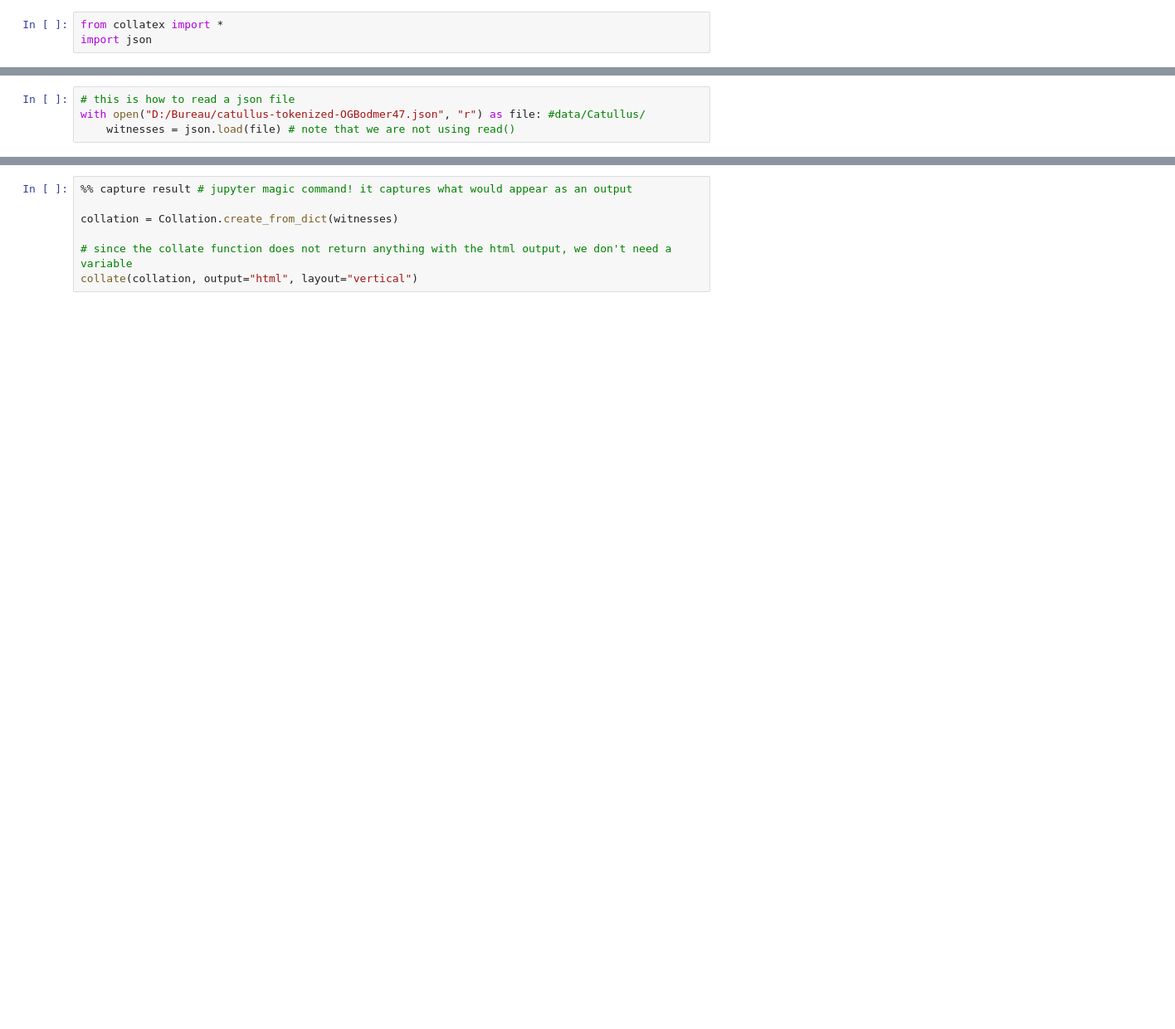
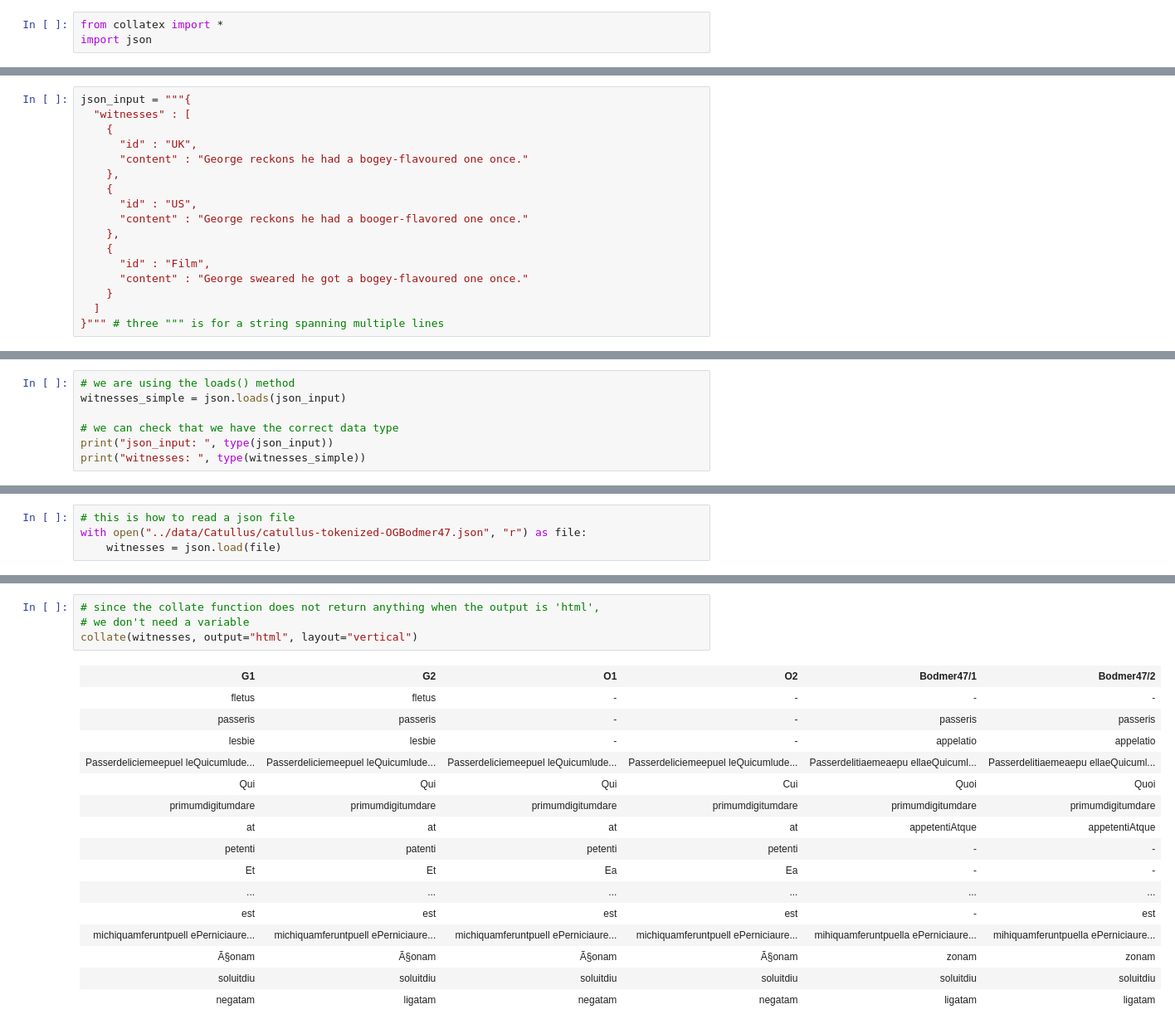
Before and after one commit to automaticCollationLausanne2020/Materials, a Jupyter notebook: session7/Session07_CollateXInputFormats.ipynb, the cells around one changed output, grey strips where cells are left out. Shown: that part at 83% size. Drawn from its saved outputs; the diff is of its cells as text; blank space fills up the shorter version.

```diff
--- a/session7/Session07_CollateXInputFormats.ipynb
+++ b/session7/Session07_CollateXInputFormats.ipynb
@@ -25,0 +35,17 @@ The witnesses in JSON format must already by tokenized (see the [Gothenburg mode
+# %%
+json_input = """{
+  "witnesses" : [
+    {
+      "id" : "UK",
+      "content" : "George reckons he had a bogey-flavoured one once."
+    },
+    {
+      "id" : "US",
+      "content" : "George reckons he had a booger-flavored one once."
+    },
+    {
+      "id" : "Film",
+      "content" : "George sweared he got a bogey-flavoured one once."
+    }
+  ]
+}""" # three """ is for a string spanning multiple lines
@@ -25,0 +56,7 @@ The witnesses in JSON format must already by tokenized (see the [Gothenburg mode
+# %%
+# we are using the loads() method
+witnesses_simple = json.loads(json_input)
+
+# we can check that we have the correct data type
+print("json_input: ", type(json_input))
+print("witnesses: ", type(witnesses_simple))
@@ -58,5 +124,5 @@ But we don't want to write an entire JSON file ourselves in Python. For now we a
 # %%
 # this is how to read a json file
-with open("D:/Bureau/catullus-tokenized-OGBodmer47.json", "r") as file: #data/Catullus/
-    witnesses = json.load(file) # note that we are not using read()
+with open("../data/Catullus/catullus-tokenized-OGBodmer47.json", "r") as file:
+    witnesses = json.load(file)
 # %%
@@ -96,7 +153,21 @@ print(result)
 # %%
-%% capture result # jupyter magic command! it captures what would appear as an output
-
-collation = Collation.create_from_dict(witnesses)
-
-# since the collate function does not return anything with the html output, we don't need a variable
-collate(collation, output="html", layout="vertical")
+# since the collate function does not return anything when the output is 'html',
+# we don't need a variable
+collate(witnesses, output="html", layout="vertical")
+# %% [output]
+| G1 | G2 | O1 | O2 | Bodmer47/1 | Bodmer47/2 |
+| fletus | fletus | - | - | - | - |
+| passeris | passeris | - | - | passeris | passeris |
+| lesbie | lesbie | - | - | appelatio | appelatio |
+| Passerdeliciemeepuel leQuicumlude... | Passerdeliciemeepuel leQuicumlude... | Passerdeliciemeepuel leQuicumlude... | Passerdeliciemeepuel leQuicumlude... | Passerdelitiaemeaepu ellaeQuicuml... | Passerdelitiaemeaepu ellaeQuicuml... |
+| Qui | Qui | Qui | Cui | Quoi | Quoi |
+| primumdigitumdare | primumdigitumdare | primumdigitumdare | primumdigitumdare | primumdigitumdare | primumdigitumdare |
+| at | at | at | at | appetentiAtque | appetentiAtque |
+| petenti | patenti | petenti | petenti | - | - |
+| Et | Et | Ea | Ea | - | - |
+| ... | ... | ... | ... | ... | ... |
+| est | est | est | est | - | est |
+| michiquamferuntpuell ePerniciaure... | michiquamferuntpuell ePerniciaure... | michiquamferuntpuell ePerniciaure... | michiquamferuntpuell ePerniciaure... | mihiquamferuntpuella ePerniciaure... | mihiquamferuntpuella ePerniciaure... |
+| Ã§onam | Ã§onam | Ã§onam | Ã§onam | zonam | zonam |
+| soluitdiu | soluitdiu | soluitdiu | soluitdiu | soluitdiu | soluitdiu |
+| negatam | ligatam | negatam | negatam | ligatam | ligatam |
```
Also changed, not shown: parts of 36 cells of this notebook.
